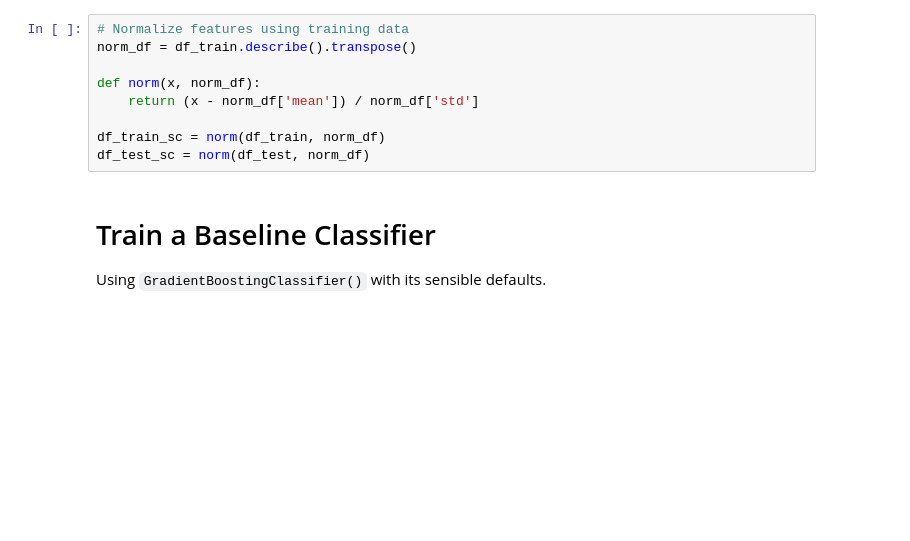
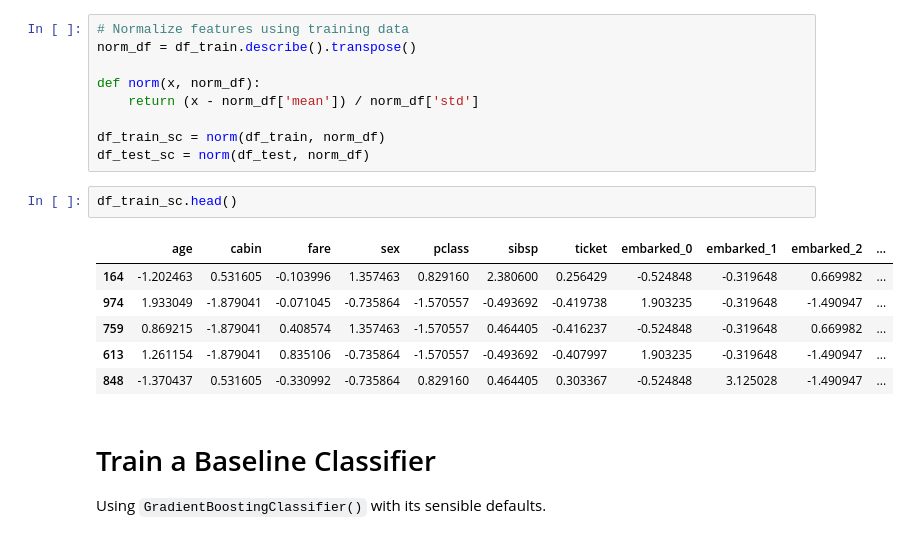
Before and after one commit to bmathias12/tensorflow2-classification, a Jupyter notebook: 01-baseline-models.ipynb, the cells around one changed output. Drawn from its saved outputs; the diff is of its cells as text; blank space fills up the shorter version.

```diff
--- a/01-baseline-models.ipynb
+++ b/01-baseline-models.ipynb
@@ -34,6 +43,15 @@ def norm(x, norm_df):
 
 df_train_sc = norm(df_train, norm_df)
 df_test_sc = norm(df_test, norm_df)
+# %%
+df_train_sc.head()
+# %% [output]
+|  | age | cabin | fare | sex | pclass | sibsp | ticket | embarked_0 | embarked_1 | embarked_2 | ... |
+| 164 | -1.202463 | 0.531605 | -0.103996 | 1.357463 | 0.829160 | 2.380600 | 0.256429 | -0.524848 | -0.319648 | 0.669982 | ... |
+| 974 | 1.933049 | -1.879041 | -0.071045 | -0.735864 | -1.570557 | -0.493692 | -0.419738 | 1.903235 | -0.319648 | -1.490947 | ... |
+| 759 | 0.869215 | -1.879041 | 0.408574 | 1.357463 | -1.570557 | 0.464405 | -0.416237 | -0.524848 | -0.319648 | 0.669982 | ... |
+| 613 | 1.261154 | -1.879041 | 0.835106 | -0.735864 | -1.570557 | -0.493692 | -0.407997 | 1.903235 | -0.319648 | -1.490947 | ... |
+| 848 | -1.370437 | 0.531605 | -0.330992 | -0.735864 | 0.829160 | 0.464405 | 0.303367 | -0.524848 | 3.125028 | -1.490947 | ... |
 # %% [markdown]
 # Train a Baseline Classifier
 
```
Also changed, not shown: parts of 1 cell of this notebook.
